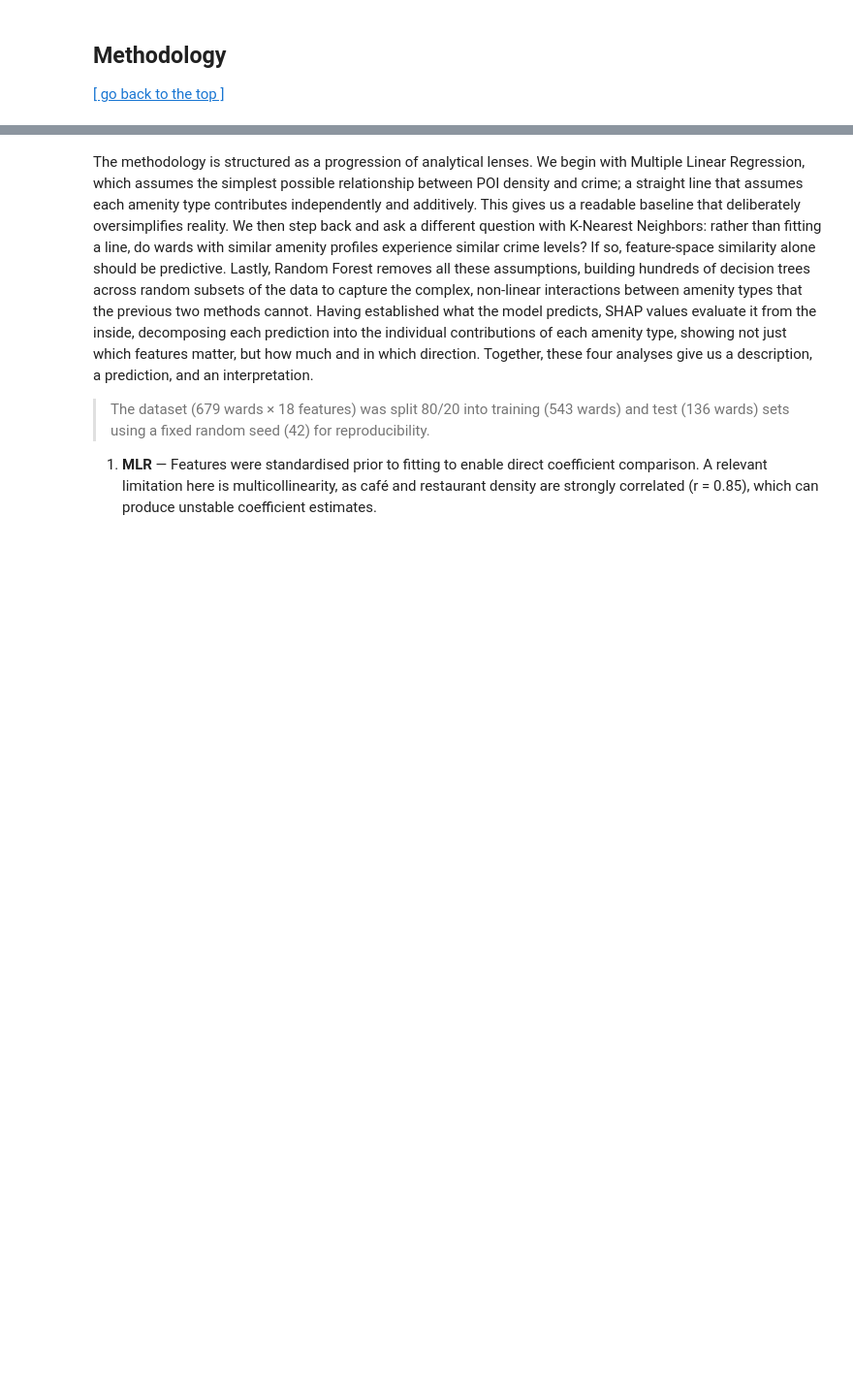
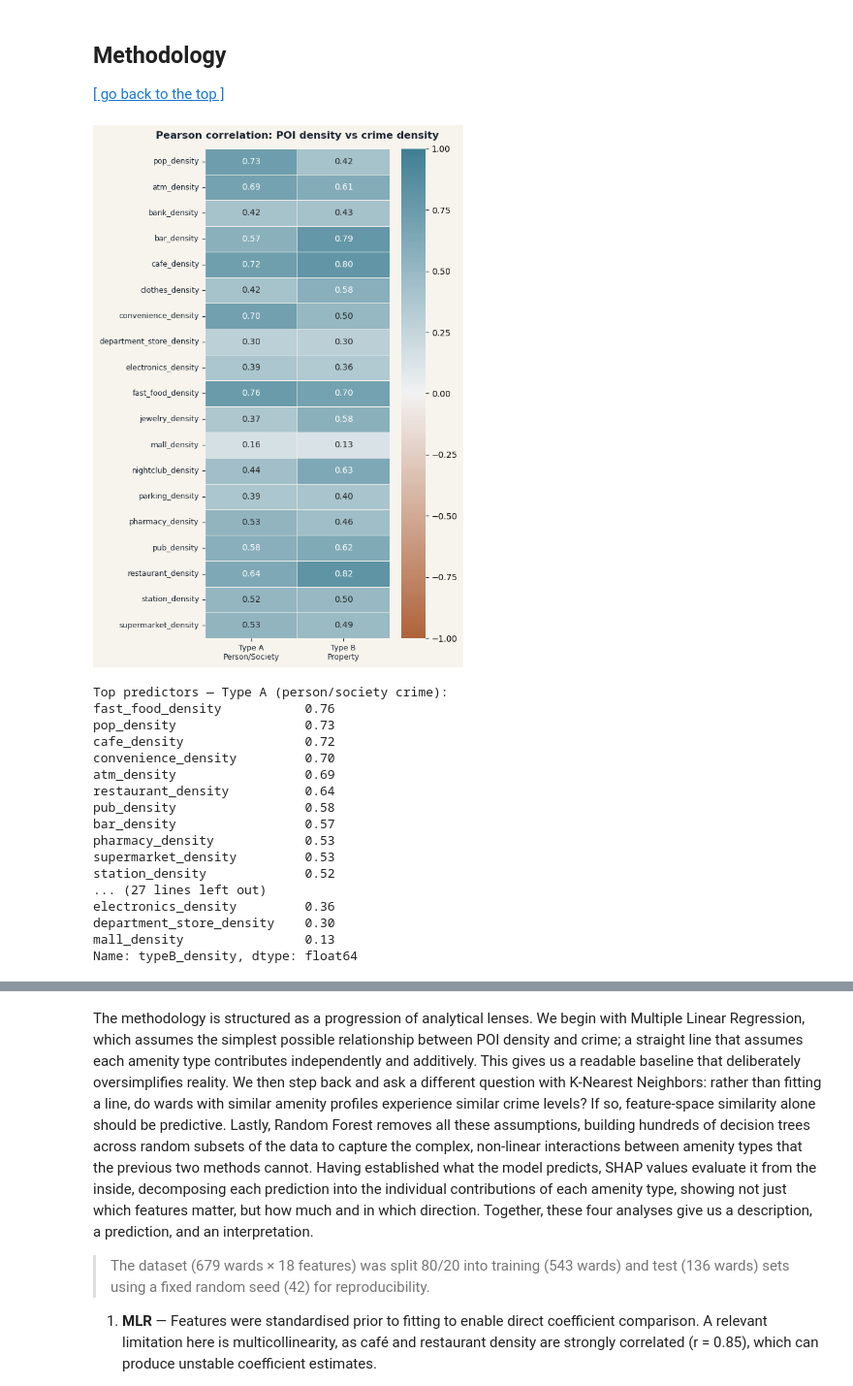
Before and after one commit to EmilyDeeb/0006_Assessment, a Jupyter notebook: CASA0006_EmilyDeeb.ipynb, the cells around one changed output, grey strips where cells are left out. Shown at 97% size. Drawn from its saved outputs; the diff is of its cells as text; code cells hidden in the pictures; blank space fills up the shorter version.

```diff
--- a/CASA0006_EmilyDeeb.ipynb
+++ b/CASA0006_EmilyDeeb.ipynb
@@ -149,0 +820,5 @@ where $x'$ is the transformed feature, $\text{count}_i$ is the raw crime or POI
+# %%
+# Step 08: Load feature matrix
+feature_matrix = pd.read_csv(BASE + "feature_matrix.csv")
+print(f"Feature matrix loaded — {feature_matrix.shape[0]} wards × {feature_matrix.shape[1]} columns")
+feature_matrix.head(5)
@@ -181,3 +946,62 @@ where $x'$ is the transformed feature, $\text{count}_i$ is the raw crime or POI
 # %% [markdown]
 ## **Methodology**
 [[ go back to the top ]](#Table-of-contents)
+# %%
+# ================================================================
+# CELL 10 — Correlation heatmap: POI density vs crime targets
+# ================================================================
+
+poi_density_cols = [c for c in feature_matrix.columns
+                    if c.endswith('_density')
+                    and c not in ['typeA_density', 'typeB_density']]
+
+target_cols  = ["typeA_density", "typeB_density"]
+
+corr = feature_matrix[poi_density_cols + target_cols].corr()
+corr_targets = corr.loc[poi_density_cols, target_cols]
+
+fig, ax = plt.subplots(figsize=(6, 9), facecolor='#F7F4ED')
+ax.set_facecolor('#F7F4ED')
+
+sns.heatmap(
+    corr_targets,
+    annot=True, fmt=".2f",
+    cmap=sns.diverging_palette(30, 220, as_cmap=True),
+    center=0,
+    vmin=-1, vmax=1,
+    xticklabels=["Type A\nPerson/Society", "Type B\nProperty"],
+    linewidths=0.5,
+    linecolor='#F7F4ED',
+    ax=ax
+)
+
+ax.set_title("Pearson correlation: POI density vs crime density",
+             fontsize=12, fontweight='bold', color='#1B2632', pad=12)
+ax.tick_params(colors='#1B2632', labelsize=9)
+
+plt.tight_layout()
+plt.show()
+
+print("\nTop predictors — Type A (person/society crime):")
+print(corr_targets["typeA_density"].sort_values(ascending=False).round(2))
+print("\nTop predictors — Type B (property crime):")
+print(corr_targets["typeB_density"].sort_values(ascending=False).round(2))
+# %% [output]
+[figure, added]
+Top predictors — Type A (person/society crime):
+fast_food_density           0.76
+pop_density                 0.73
+cafe_density                0.72
+convenience_density         0.70
+atm_density                 0.69
+restaurant_density          0.64
+pub_density                 0.58
+bar_density                 0.57
+pharmacy_density            0.53
+supermarket_density         0.53
+station_density             0.52
+... (27 lines left out)
+electronics_density         0.36
+department_store_density    0.30
+mall_density                0.13
+Name: typeB_density, dtype: float64
```
Also changed, not shown: parts of 30 cells of this notebook, 8 other files.
